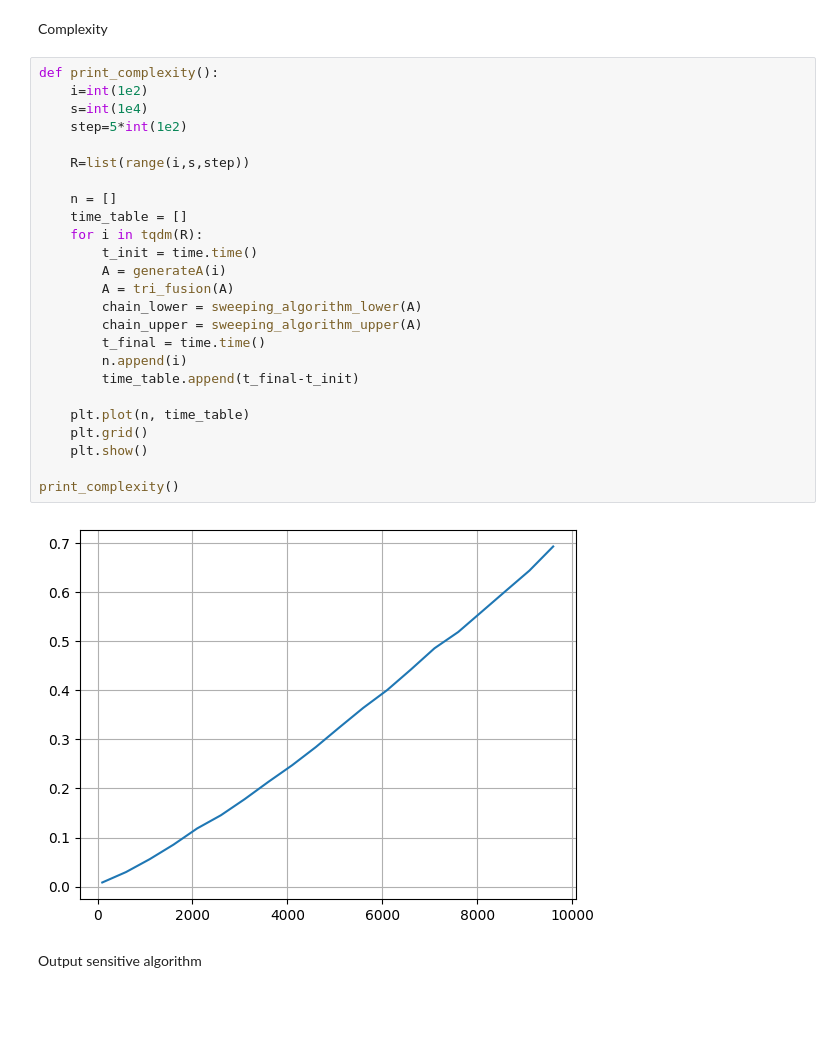
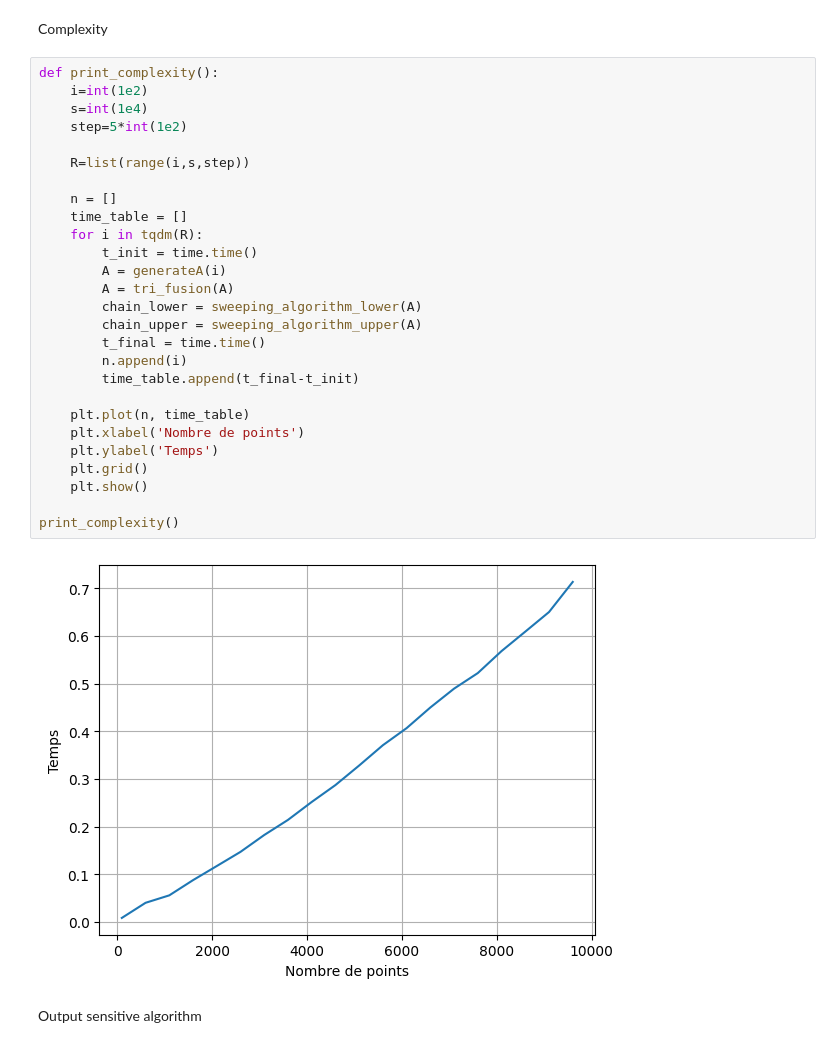
Before and after one commit to jacedoir/INF421_PI_Project, a Jupyter notebook: project.ipynb, the cells around one changed output. Cells and saved outputs as stored; diff of their text form; blank space fills up the shorter version.

```diff
--- a/project.ipynb
+++ b/project.ipynb
@@ -194,30 +194,32 @@ Complexity
 # %%
 def print_complexity():
     i=int(1e2)
     s=int(1e4)
     step=5*int(1e2)
 
     R=list(range(i,s,step))
 
     n = []
     time_table = []
     for i in tqdm(R):
         t_init = time.time()
         A = generateA(i)
         A = tri_fusion(A)
         chain_lower = sweeping_algorithm_lower(A)
         chain_upper = sweeping_algorithm_upper(A)
         t_final = time.time()
         n.append(i)
         time_table.append(t_final-t_init)
 
     plt.plot(n, time_table)
+    plt.xlabel('Nombre de points')
+    plt.ylabel('Temps')
     plt.grid()
     plt.show()
 
 print_complexity()
 # %% [output]
-[figure, old version]
+[figure, new version]
 # %% [markdown]
 Output sensitive algorithm
 # %%
```
Also changed, not shown: parts of 3 cells of this notebook, 3 other files.
